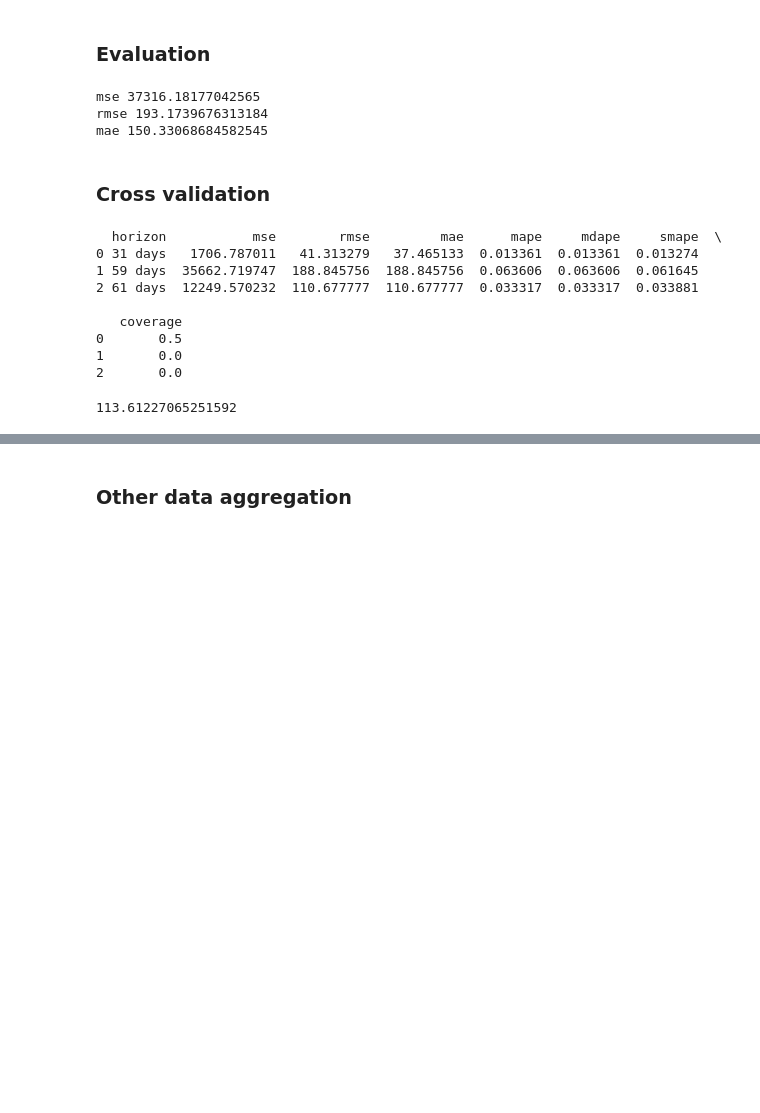
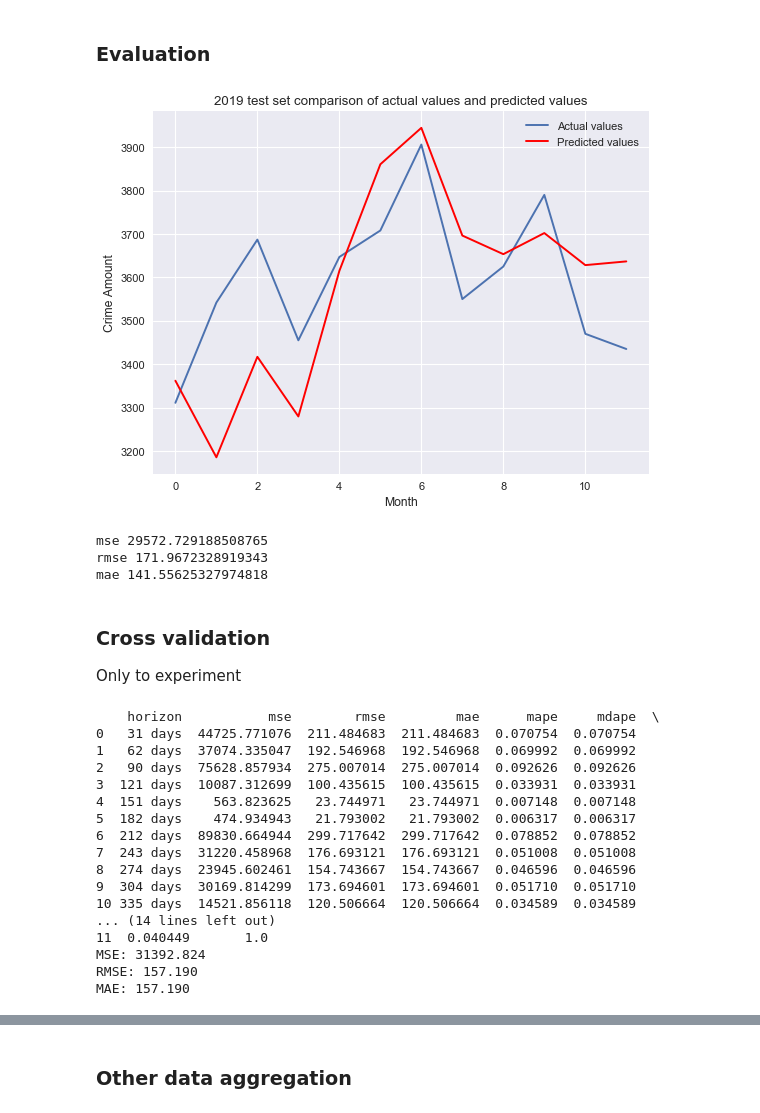
Before and after one commit to Dazai1623818/Datachallenge-2, a Jupyter notebook: Prophet.ipynb, the cells around one changed output, grey strips where cells are left out. Saved outputs shown, nothing was run; the diff lists cells and outputs as text; code cells hidden in the pictures; blank space fills up the shorter version.

```diff
--- a/Prophet.ipynb
+++ b/Prophet.ipynb
@@ -114,52 +172,69 @@ m.plot_components(fcst)
 # %% [markdown]
 ### Evaluation
 # %%
-
+from matplotlib.pyplot import figure
+figure(figsize=(8, 6), dpi=80)
 fcst = fcst.sort_values(by='ds')
 predict_2019 = []
 for i, row in fcst.iterrows():
-    #print(row[0] < pd.Timestamp(2019, 1, 1, 0))
     if row[0] >= pd.Timestamp(2019, 1, 1, 0) and row[0] <= pd.Timestamp(2019, 12, 31, 0) :
         predict_2019.append(row[2])
 
 df_2019 = df_test_data['Month'].value_counts()
 df_2019 = df_2019.sort_index()
 true_2019 = df_2019.values
 
-
+plt.plot(true_2019)
+plt.plot(predict_2019, color='red')
+plt.legend(['Actual values', 'Predicted values'])
+plt.title('2019 test set comparison of actual values and predicted values')
+plt.xlabel('Month')
+plt.ylabel('Crime Amount')
+plt.show()
 mse = np.square(np.subtract(true_2019,predict_2019)).mean()
 print('mse',mse)
 rmse = mse**0.5
 print('rmse', rmse)
 sum=0
 for i in range(len(true_2019)):
     sum += abs(true_2019[i] - predict_2019[i])
 mae = sum/len(true_2019)
 print('mae', mae)
 # %% [output]
+[figure, added]
-mse 37316.18177042565
-rmse 193.1739676313184
-mae 150.33068684582545
+mse 29572.729188508765
+rmse 171.9672328919343
+mae 141.55625327974818
 # %% [markdown]
 ### Cross validation
+Only to experiment
 # %%
-cutoffs = pd.date_range(start='2018-01-01', end='2018-03-01', freq='2MS')
-df_cv = cross_validation(m, cutoffs=cutoffs, horizon = '62 days')
+cutoffs = pd.date_range(start='2017-12-01', end='2017-12-01', freq='2MS')
+df_cv = cross_validation(m, cutoffs=cutoffs, horizon = '365 days')
 
 df_p = performance_metrics(df_cv)
 print(df_p)
-df_p['rmse'].mean()
+print('MSE: %.3f' % df_p['mse'].mean())
+print('RMSE: %.3f' % df_p['rmse'].mean())
+print('MAE: %.3f' % df_p['mae'].mean())
 # %% [output]
-  horizon           mse        rmse         mae      mape     mdape     smape  \
-0 31 days   1706.787011   41.313279   37.465133  0.013361  0.013361  0.013274
-1 59 days  35662.719747  188.845756  188.845756  0.063606  0.063606  0.061645
-2 61 days  12249.570232  110.677777  110.677777  0.033317  0.033317  0.033881
-
-   coverage
-0       0.5
-1       0.0
-2       0.0
+    horizon           mse        rmse         mae      mape     mdape  \
+0   31 days  44725.771076  211.484683  211.484683  0.070754  0.070754
+1   62 days  37074.335047  192.546968  192.546968  0.069992  0.069992
+2   90 days  75628.857934  275.007014  275.007014  0.092626  0.092626
+3  121 days  10087.312699  100.435615  100.435615  0.033931  0.033931
+4  151 days    563.823625   23.744971   23.744971  0.007148  0.007148
+5  182 days    474.934943   21.793002   21.793002  0.006317  0.006317
+6  212 days  89830.664944  299.717642  299.717642  0.078852  0.078852
+7  243 days  31220.458968  176.693121  176.693121  0.051008  0.051008
+8  274 days  23945.602461  154.743667  154.743667  0.046596  0.046596
+9  304 days  30169.814299  173.694601  173.694601  0.051710  0.051710
+10 335 days  14521.856118  120.506664  120.506664  0.034589  0.034589
+... (14 lines left out)
+11  0.040449       1.0
+MSE: 31392.824
+RMSE: 157.190
+MAE: 157.190
-113.61227065251592
 # %%
 from prophet.plot import plot_cross_validation_metric
 fig = plot_cross_validation_metric(df_cv, metric='rmse')
```
Also changed, not shown: parts of 17 cells of this notebook, 1 other file.
